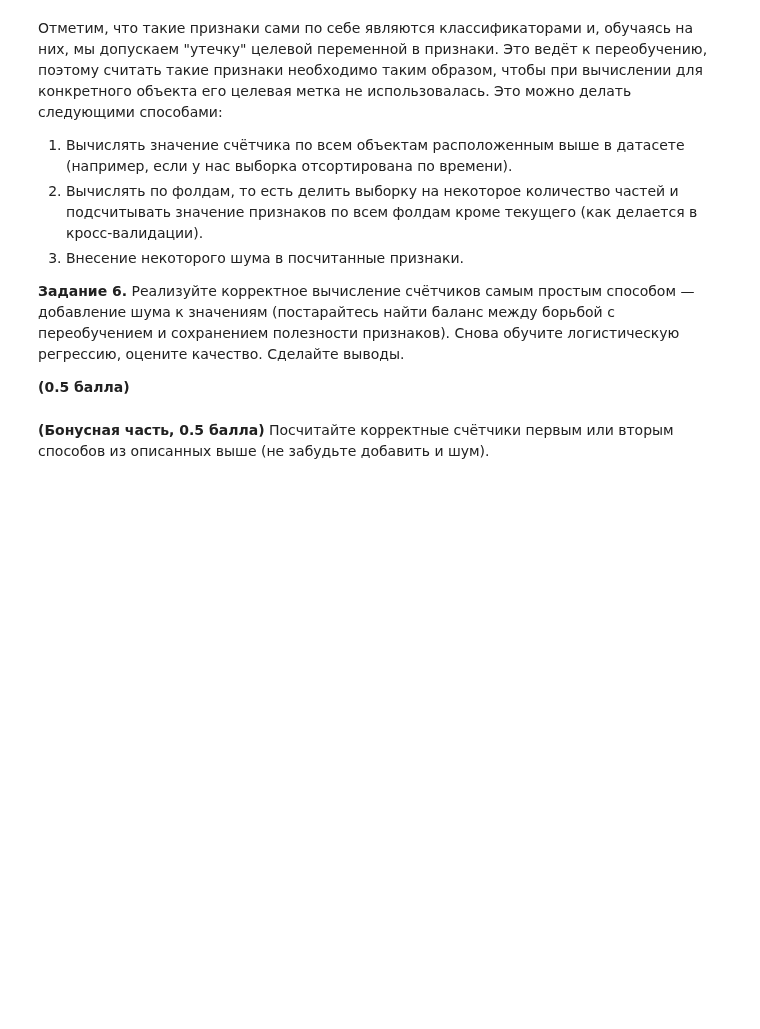
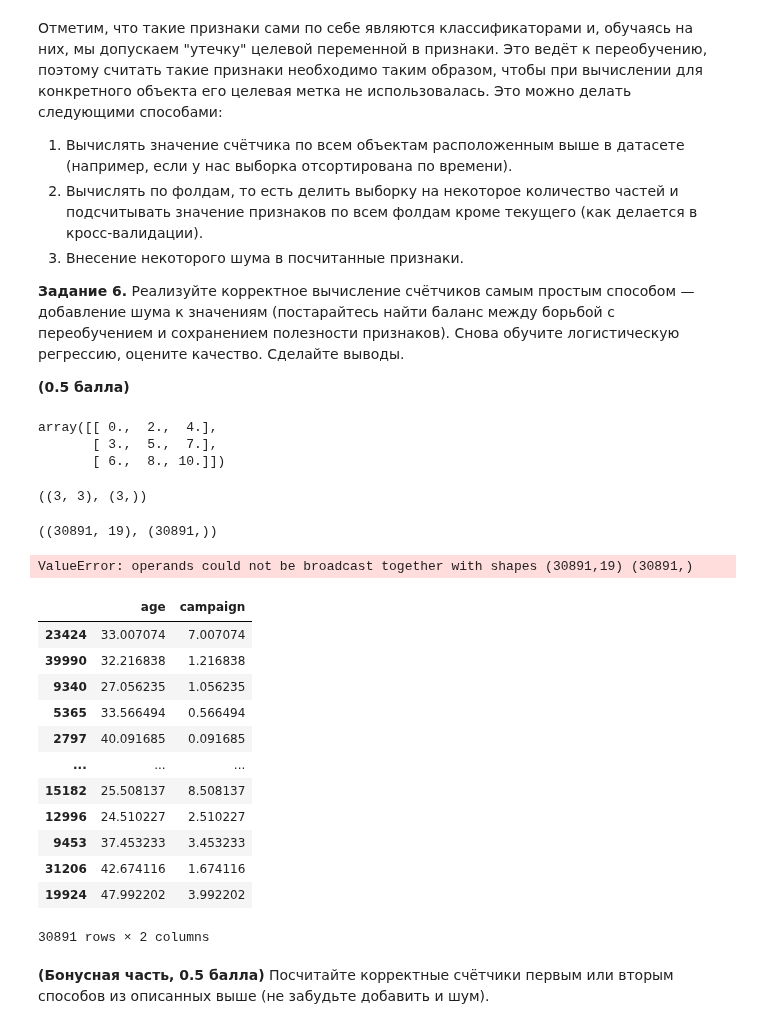
Before and after one commit to HeySlava/hse_course, a Jupyter notebook: homework4/homework-practice-04-classification.ipynb, the cells around one changed output. Drawn from its saved outputs; the diff is of its cells as text; code cells hidden in the pictures; blank space fills up the shorter version.

```diff
--- a/homework4/homework-practice-04-classification.ipynb
+++ b/homework4/homework-practice-04-classification.ipynb
@@ -360,0 +347,18 @@ __Бонус (1 балл)__: Здесь и далее реализуйте вы
+# %%
+%%time
+column_transform = ColumnTransformer([
+    ('te', TargetEncoder(), categorical),
+    ('scal', StandardScaler(), numeric)
+])
+
+column_transform.fit(X_train, y_train)
+X_train_te = column_transform.transform(X_train)
+X_test_te = column_transform.transform(X_test)
+
+log_categ = LogisticRegression(C=1, max_iter=100000, solver='lbfgs' ).fit(X_train_te, y_train)
+
+y_test_pred = log_categ.predict_proba(X_test_te)[:,1]
+prc_auc_test = average_precision_score(y_test, y_test_pred)
+
+print(f'Area Under Precision Recall Curve on Test is {prc_auc_test:.3f}')
+print()
@@ -372,3 +379,43 @@ __(0.5 балла)__
+# %%
+np.add(1.0, 4.0)
+5.0
+x1 = np.arange(9.0).reshape((3, 3))
+x2 = np.arange(3.0)
+np.add(x1, x2)
+# %% [output]
+array([[ 0.,  2.,  4.],
+       [ 3.,  5.,  7.],
+       [ 6.,  8., 10.]])
+# %%
+x1.shape, x2.shape
+# %% [output]
+((3, 3), (3,))
+# %%
+X_train_te.shape, noise.shape
+# %% [output]
+((30891, 19), (30891,))
+# %%
+np.add(X_train_te, noise)
+# %% [output]
+ValueError: operands could not be broadcast together with shapes (30891,19) (30891,)
+# %%
+te_df = X_train[['age', 'campaign']]
+noise = np.random.normal(0, 1, te_df.shape[0])
+te_df.add(noise, axis='index')
+# %% [output]
+|  | age | campaign |
+| 23424 | 33.007074 | 7.007074 |
+| 39990 | 32.216838 | 1.216838 |
+| 9340 | 27.056235 | 1.056235 |
+| 5365 | 33.566494 | 0.566494 |
+| 2797 | 40.091685 | 0.091685 |
+| ... | ... | ... |
+| 15182 | 25.508137 | 8.508137 |
+| 12996 | 24.510227 | 2.510227 |
+| 9453 | 37.453233 | 3.453233 |
+| 31206 | 42.674116 | 1.674116 |
+| 19924 | 47.992202 | 3.992202 |
+30891 rows × 2 columns
 # %% [markdown]
 __(Бонусная часть, 0.5 балла)__ Посчитайте корректные счётчики первым или вторым способов из описанных выше (не забудьте добавить и шум).
 # %%
```
Also changed, not shown: parts of 10 cells of this notebook.
